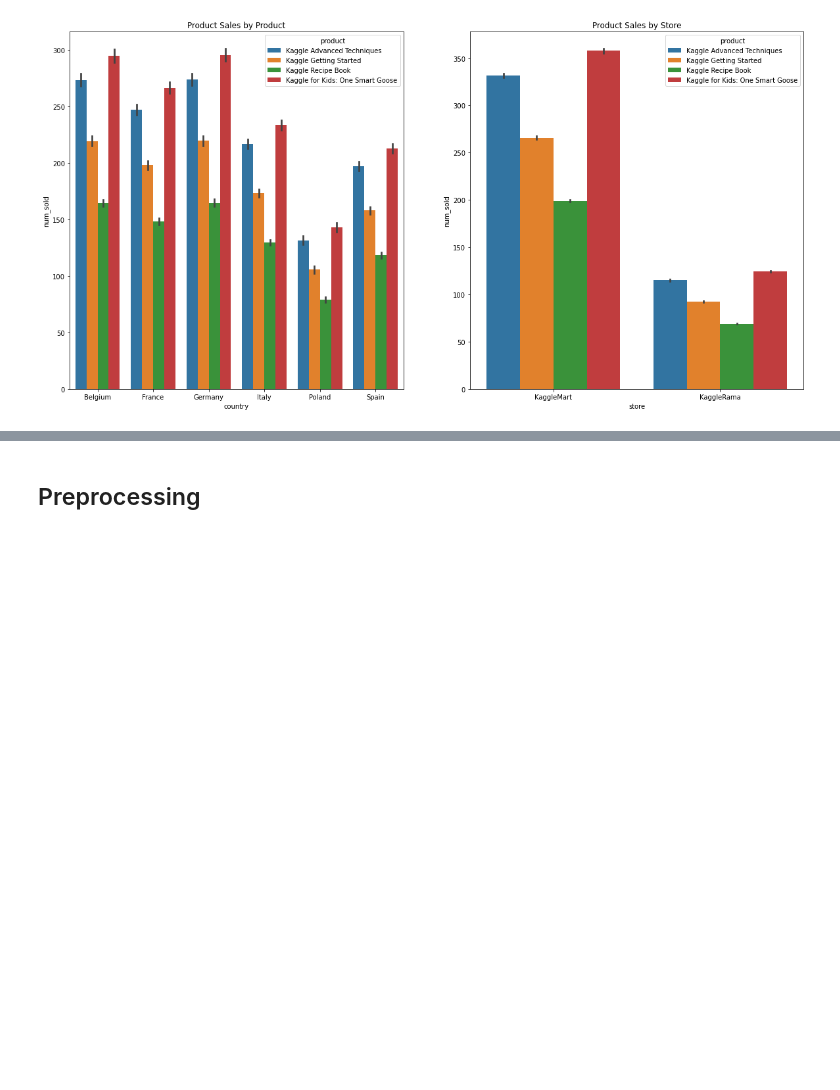
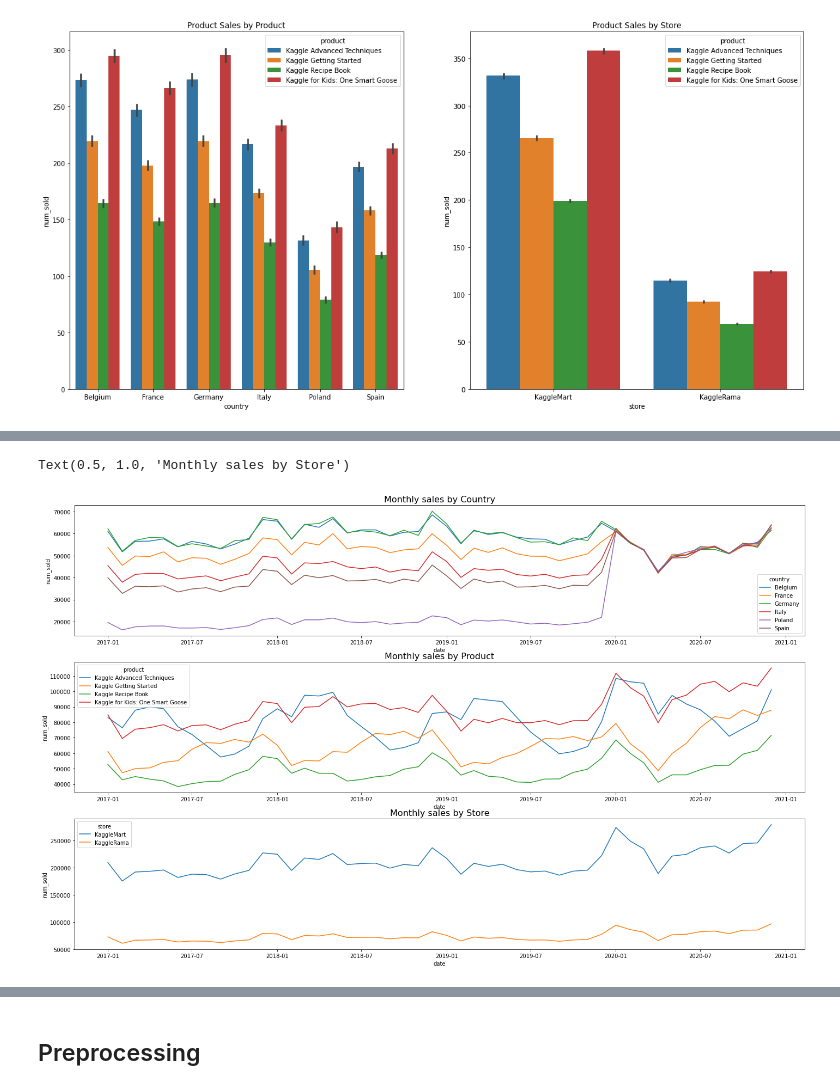
Before and after one commit to nanan4th/Tabular-Playground-Series, a Jupyter notebook: TPS Sep 2022/TPS Sep 2022.ipynb, the cells around one changed output, grey strips where cells are left out. Cells and saved outputs as stored; diff of their text form; code cells hidden in the pictures; blank space fills up the shorter version.

```diff
--- a/TPS Sep 2022/TPS Sep 2022.ipynb
+++ b/TPS Sep 2022/TPS Sep 2022.ipynb
@@ -121,3 +130,6 @@ ax2.set_title("Product Sales by Store")
 # %% [output]
 Text(0.5, 1.0, 'Product Sales by Store')
 [figure]
+# %%
+monthly_sales = train_data.groupby(['country', 'store', 'product', pd.Grouper(key='date', freq='MS')])['num_sold'].sum().reset_index()
+monthly_sales
@@ -124,3 +150,25 @@ Text(0.5, 1.0, 'Product Sales by Store')
+# %%
+monthly_sales_country = monthly_sales.groupby(['country','date'])['num_sold'].sum().reset_index()
+monthly_sales_product = monthly_sales.groupby(['product', 'date'])['num_sold'].sum().reset_index()
+monthly_sales_store = monthly_sales.groupby(['store', 'date'])['num_sold'].sum().reset_index()
+
+fig = plt.figure(figsize=(24, 15))
+fig.set_facecolor('white')
+
+ax1 = fig.add_subplot(3, 1, 1)
+sns.lineplot(data=monthly_sales_country, x='date', y='num_sold', hue='country')
+ax1.set_title("Monthly sales by Country", fontsize= 16)
+
+ax2 = fig.add_subplot(3, 1, 2)
+sns.lineplot(data=monthly_sales_product, x='date', y='num_sold', hue='product')
+ax2.set_title("Monthly sales by Product", fontsize= 16)
+
+ax3 = fig.add_subplot(3, 1, 3)
+sns.lineplot(data=monthly_sales_store, x='date', y='num_sold', hue='store')
+ax3.set_title("Monthly sales by Store", fontsize= 16)
+# %% [output]
+Text(0.5, 1.0, 'Monthly sales by Store')
+[figure, added]
 # %%
 fig = plt.figure(figsize=(24,30))
 fig.set_facecolor('white')
```
Also changed, not shown: parts of 11 cells of this notebook, 20 other files.
